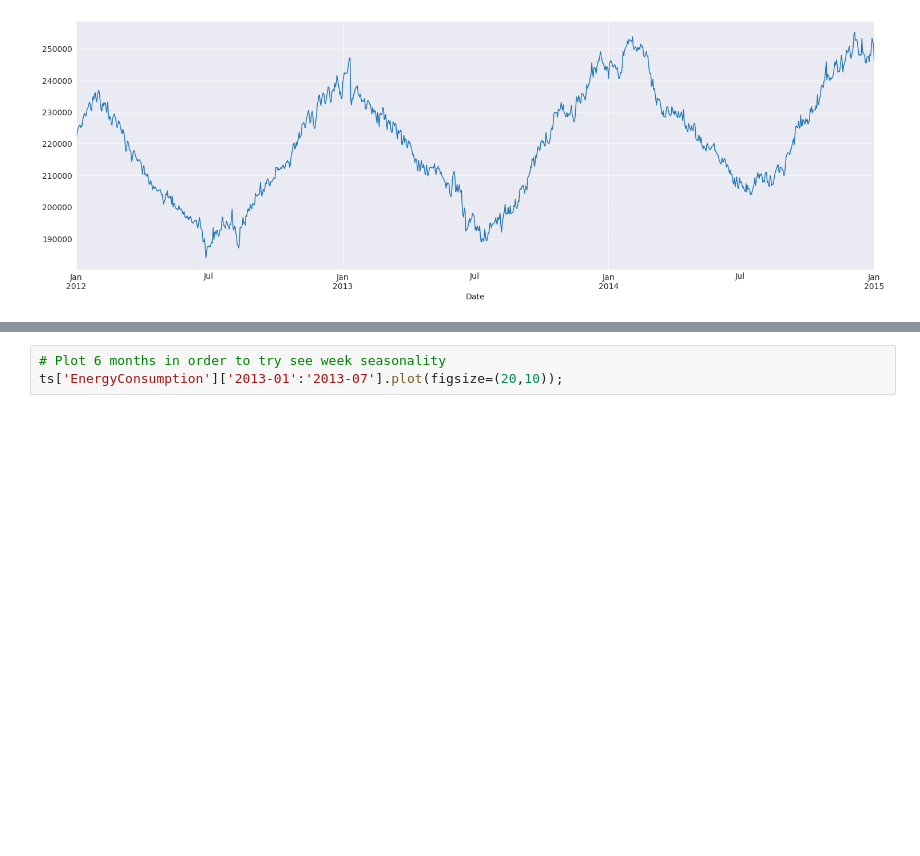
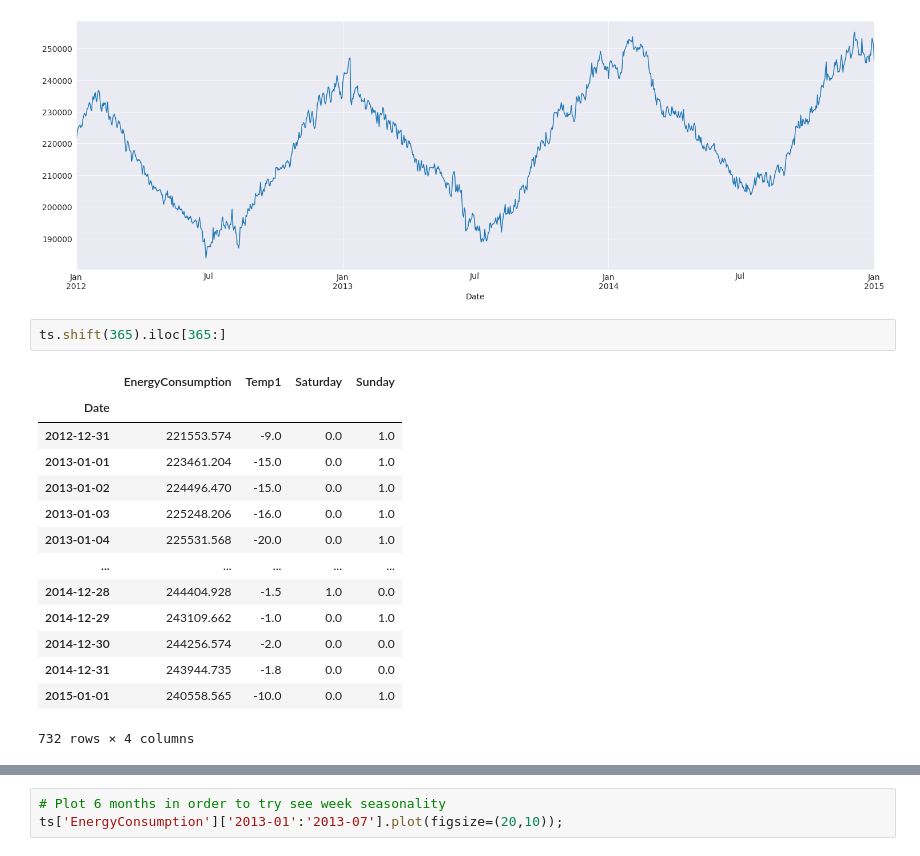
Before and after one commit to Kulikov17/MLDS_ATSF, a Jupyter notebook: hw_2/kulikov_w2022_23_hw2.ipynb, the cells around one changed output, grey strips where cells are left out. Cells and saved outputs as stored; diff of their text form; blank space fills up the shorter version.

```diff
--- a/hw_2/kulikov_w2022_23_hw2.ipynb
+++ b/hw_2/kulikov_w2022_23_hw2.ipynb
@@ -112,3 +112,20 @@ ts = ts.drop(columns=[f'Temp{i+1}_South_Gr' for i in range(4)], errors='ignore')
 ts['EnergyConsumption'].plot(figsize=(25,8));
 # %% [output]
 [figure]
+# %%
+ts.shift(365).iloc[365:]
+# %% [output]
+|  | EnergyConsumption | Temp1 | Saturday | Sunday |
+| Date |  |  |  |  |
+| 2012-12-31 | 221553.574 | -9.0 | 0.0 | 1.0 |
+| 2013-01-01 | 223461.204 | -15.0 | 0.0 | 1.0 |
+| 2013-01-02 | 224496.470 | -15.0 | 0.0 | 1.0 |
+| 2013-01-03 | 225248.206 | -16.0 | 0.0 | 1.0 |
+| 2013-01-04 | 225531.568 | -20.0 | 0.0 | 1.0 |
+| ... | ... | ... | ... | ... |
+| 2014-12-28 | 244404.928 | -1.5 | 1.0 | 0.0 |
+| 2014-12-29 | 243109.662 | -1.0 | 0.0 | 1.0 |
+| 2014-12-30 | 244256.574 | -2.0 | 0.0 | 0.0 |
+| 2014-12-31 | 243944.735 | -1.8 | 0.0 | 0.0 |
+| 2015-01-01 | 240558.565 | -10.0 | 0.0 | 1.0 |
+732 rows × 4 columns
```
Also changed, not shown: parts of 19 cells of this notebook.
